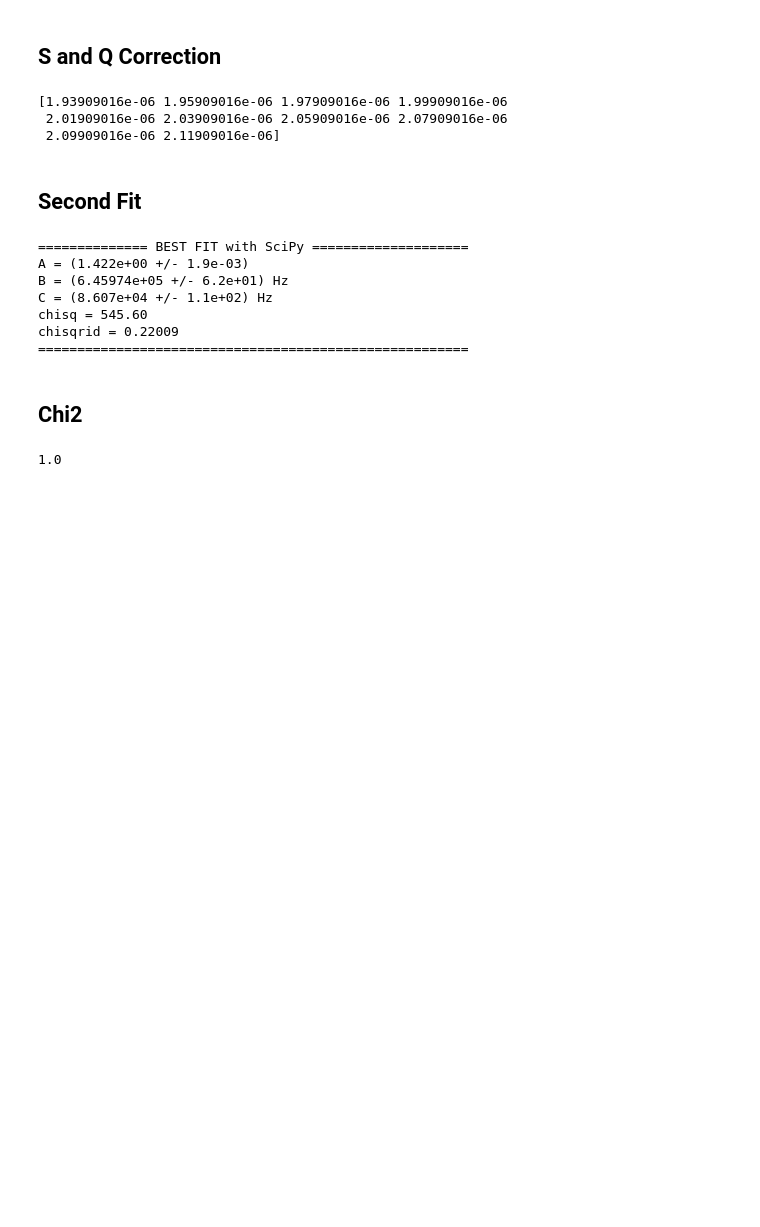
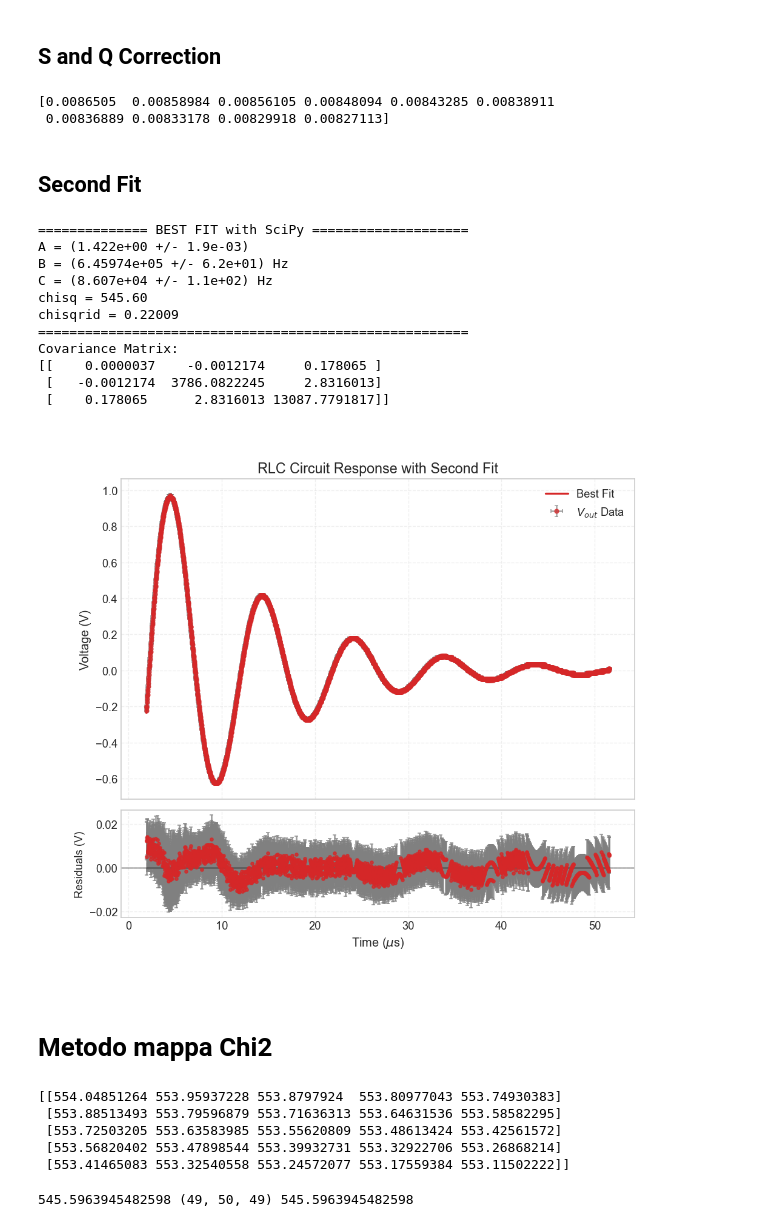
Before and after one commit to bagnolino/labAnalysis, a Jupyter notebook: Notebooks/exploration.ipynb, the cells around one changed output. Saved outputs shown, nothing was run; the diff lists cells and outputs as text; code cells hidden in the pictures; blank space fills up the shorter version.

```diff
--- a/Notebooks/exploration.ipynb
+++ b/Notebooks/exploration.ipynb
@@ -95,3 +54,0 @@ plt.rcParams['axes.prop_cycle'] = cycler(color=['b','g','r','c','m','y','k'])
-# %%
-fig, ax = plt.subplots(1, 1, figsize=(5, 4),constrained_layout = True)
-ax.errorbar(t_data,V_data)
@@ -189,10 +261,9 @@ Q = (-2.9577e-04 +/- -3.0e-04) V
 V_data = V_data[t_data>S_BF]-Q_BF
 err_V = err_V[t_data >S_BF]
 t_data = t_data[t_data > S_BF]-S_BF
-print(t_data[:10])
+print(err_V[:10])
 # %% [output]
-[1.93909016e-06 1.95909016e-06 1.97909016e-06 1.99909016e-06
- 2.01909016e-06 2.03909016e-06 2.05909016e-06 2.07909016e-06
- 2.09909016e-06 2.11909016e-06]
+[0.0086505  0.00858984 0.00856105 0.00848094 0.00843285 0.00838911
+ 0.00836889 0.00833178 0.00829918 0.00827113]
 # %% [markdown]
 ## Second Fit
@@ -199,31 +310,39 @@ print(t_data[:10])
 # %%
 popt , pcov = curve_fit(fitF, t_data, V_data, p0 = init3, sigma = err_V, absolute_sigma=True,method="lm")
 A_BF, B_BF, C_BF = popt #Best Parameter
 eA_BF, eB_BF, eC_BF= np.sqrt(np.diag(pcov)) #Error associated with each parameter
 r = V_data - fitF(t_data, *popt)
 chisq = np.sum((r/err_V)**2)
 N = len(r)
 df = N-3
 chisqrid = chisq/df
 
 print("============== BEST FIT with SciPy ====================")
 print(r'A = ({a:.3e} +/- {b:.1e})'.format(a=A_BF,b=eA_BF))
 print(r'B = ({c:.5e} +/- {d:.1e}) Hz'.format(c=B_BF, d=eB_BF))
 print(r'C = ({e:.3e} +/- {f:.1e}) Hz'.format(e=C_BF, f=eC_BF))
 print(r'chisq = {g:.2f}'.format(g=chisq))
 print(r'chisqrid = {h:.5f}'.format(h=chisqrid))
 print("=======================================================")
+
+#Print pcov matrix
+print("Covariance Matrix:")
+print(np.array_str(pcov, precision=7, suppress_small=True))
+
+
+plot_second_fit(popt, chisq)
 # %% [output]
 ============== BEST FIT with SciPy ====================
 A = (1.422e+00 +/- 1.9e-03)
 B = (6.45974e+05 +/- 6.2e+01) Hz
 C = (8.607e+04 +/- 1.1e+02) Hz
 chisq = 545.60
 chisqrid = 0.22009
 =======================================================
+Covariance Matrix:
+[[    0.0000037    -0.0012174     0.178065 ]
+ [   -0.0012174  3786.0822245     2.8316013]
+ [    0.178065      2.8316013 13087.7791817]]
+[figure, added]
 # %% [markdown]
-## Chi2
+# Metodo mappa Chi2
-# %%
-chi2.sf(545,df)
-# %% [output]
-1.0
@@ -229,0 +375,18 @@ chi2.sf(545,df)
+# %%
+mappa = np.array(mappa).reshape((step,step,step))
+print(mappa[1,:5,:5])
+# %% [output]
+[[554.04851264 553.95937228 553.8797924  553.80977043 553.74930383]
+ [553.88513493 553.79596879 553.71636313 553.64631536 553.58582295]
+ [553.72503205 553.63583985 553.55620809 553.48613424 553.42561572]
+ [553.56820402 553.47898544 553.39932731 553.32922706 553.26868214]
+ [553.41465083 553.32540558 553.24572077 553.17559384 553.11502222]]
+# %%
+chi2_min = np.min(mappa)
+argchi2_min = np.unravel_index(np.argmin(mappa),mappa.shape)
+i, j , k = argchi2_min
+r = V_data-fitF(t_data, A_chi[i], B_chi[j], C_chi[k])
+chisq = np.sum((r/err_V)**2)
+print(chi2_min,argchi2_min,chisq)
+# %% [output]
+545.5963945482598 (49, 50, 49) 545.5963945482598
```
Also changed, not shown: parts of 26 cells of this notebook, 7 other files.
